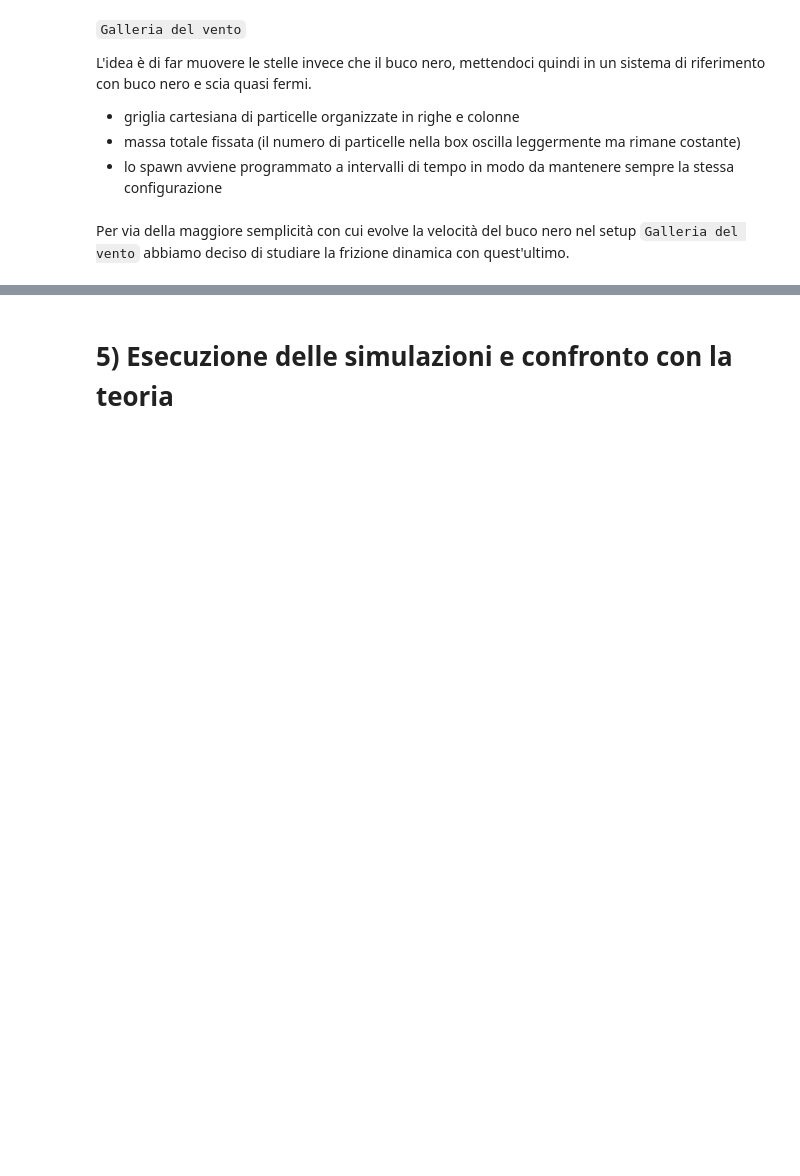
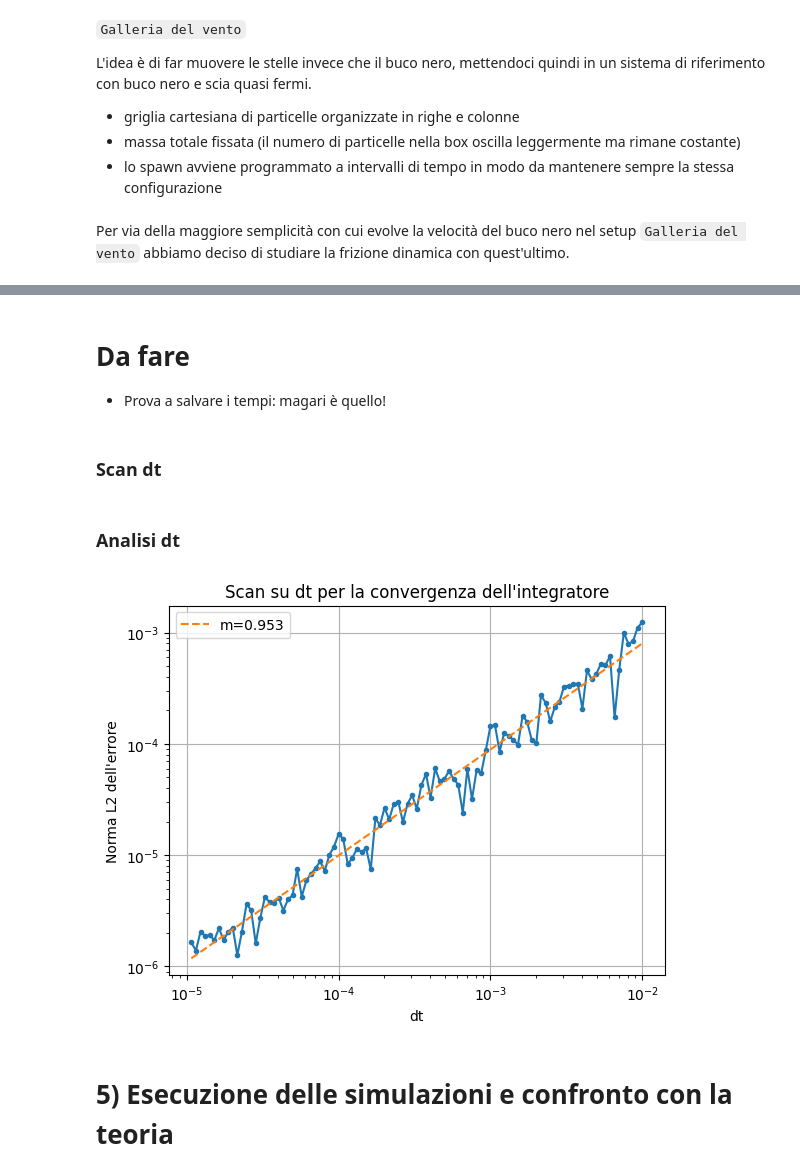
Before and after one commit to danivolo/rebbound, a Jupyter notebook: main.ipynb, the cells around one changed output, grey strips where cells are left out. Saved outputs shown, nothing was run; the diff lists cells and outputs as text; code cells hidden in the pictures; blank space fills up the shorter version.

```diff
--- a/main.ipynb
+++ b/main.ipynb
@@ -446,0 +457,32 @@ Per via della maggiore semplicità con cui evolve la velocità del buco nero nel
+# %%
+def heartbeat(sim_pointer):
+    global v, cycle, ts
+    sim = sim_pointer.contents
+    t = sim.t
+
+    dt = boxL*nx/ncols/(2*Vx) #Particle spawning interval
+
+    #Spawn particles
+    if np.floor(t/dt)>cycle:
+        # print(f"t = {sim.t} out of {T}")
+        cycle += 1
+        x = nx*boxL/2
+        ys = np.linspace(-ny*boxL/2*0.9,ny*boxL/2*0.9,nrows)
+        vx = -2*Vx
+        for j, y in enumerate(ys):
+            sim.add(m=M/N,x=x,y=y,vx=vx,r=boxL/50)
+        t = 0
+
+    ts = np.append(ts,sim.t)
+    v = np.append(v,sim.particles["BH"].vx) #save BH velocity
+
+boxL = 10
+nx, ny = 10, 5
+np.random.seed(0)
+M = 100
+m = 100
+Vx = 10
+x0 = nx*boxL/2*0.1
+
+def line(x,a,q):
+    return a*x+q
@@ -446,0 +500,5 @@ Per via della maggiore semplicità con cui evolve la velocità del buco nero nel
+# %% [markdown]
+# Da fare
+- Prova a salvare i tempi: magari è quello!
+# %% [markdown]
+### Scan dt
@@ -446,0 +593,2 @@ Per via della maggiore semplicità con cui evolve la velocità del buco nero nel
+# %% [markdown]
+### Analisi dt
@@ -447,3 +639,18 @@ Per via della maggiore semplicità con cui evolve la velocità del buco nero nel
+# %%
+fig, ax = plt.subplots()
+ax.plot(dts[1:],errs, '.-C0')
+ax.plot(dts[1:],10**line(Xfit,*popt),'--C1',label=f"m={popt[0]:.03f}")
+ax.set_title("Scan su dt per la convergenza dell'integratore")
+ax.set_xlabel("dt")
+ax.set_ylabel("Norma L2 dell'errore")
+ax.set_xscale("log")
+ax.set_yscale("log")
+ax.grid()
+ax.legend()
+fig.savefig("graphics/dt2.png")
+plt.show()
+# %% [output]
+[figure, added]
 # %% [markdown]
 # 5) Esecuzione delle simulazioni e confronto con la teoria
 # %% [markdown]
```
Also changed, not shown: parts of 7 cells of this notebook.
